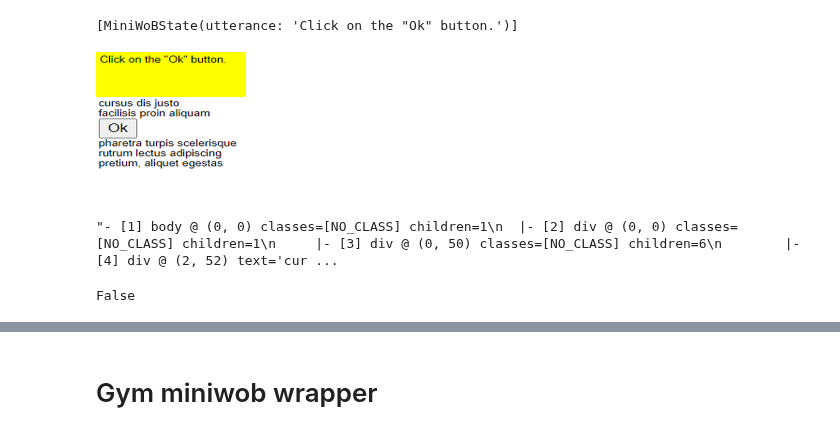
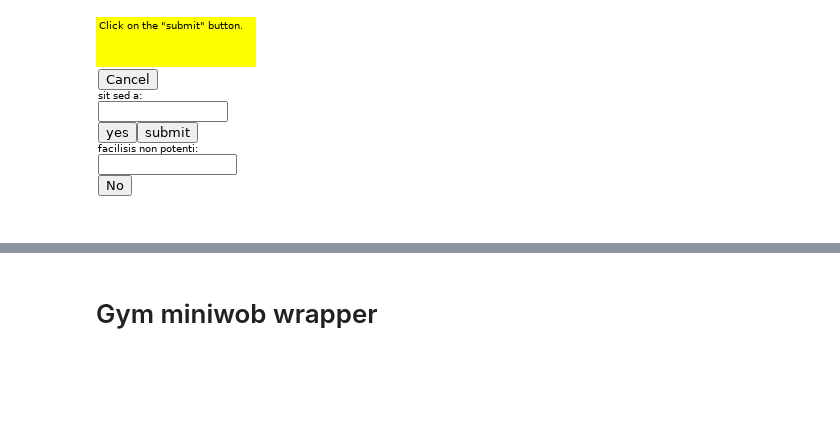
Before and after one commit to dllllb/rllr, a Jupyter notebook: notebooks/miniwob/miniwobGraph.ipynb, the cells around one changed output, grey strips where cells are left out. Drawn from its saved outputs; the diff is of its cells as text; code cells hidden in the pictures; blank space fills up the shorter version.

```diff
--- a/notebooks/miniwob/miniwobGraph.ipynb
+++ b/notebooks/miniwob/miniwobGraph.ipynb
@@ -22,16 +20,0 @@ states = env.reset(record_screenshots=True)
-# %%
-states
-# %% [output]
-[MiniWoBState(utterance: 'Click on the "Ok" button.')]
-# %%
-states[0].screenshot.resize([150, 150])
-# %% [output]
-[figure, removed]
-# %%
-states[0].dom.visualize()
-# %% [output]
-"- [1] body @ (0, 0) classes=[NO_CLASS] children=1\n  |- [2] div @ (0, 0) classes=[NO_CLASS] children=1\n     |- [3] div @ (0, 50) classes=[NO_CLASS] children=6\n        |- [4] div @ (2, 52) text='cur ...
-# %%
-states[0].dom.is_leaf
-# %% [output]
-False
@@ -119,2 +21,8 @@ class DOMTree():
+# %%
+env = MiniWoBEnvironment(task_name, seeds=[1], num_instances=1, base_url=base_url, headless=True)
+state = env.reset(record_screenshots=True, seeds=[1123])
+state[0].screenshot
+# %% [output]
+[figure, added]
 # %%
 env.close()
```
Also changed, not shown: parts of 22 cells of this notebook.
